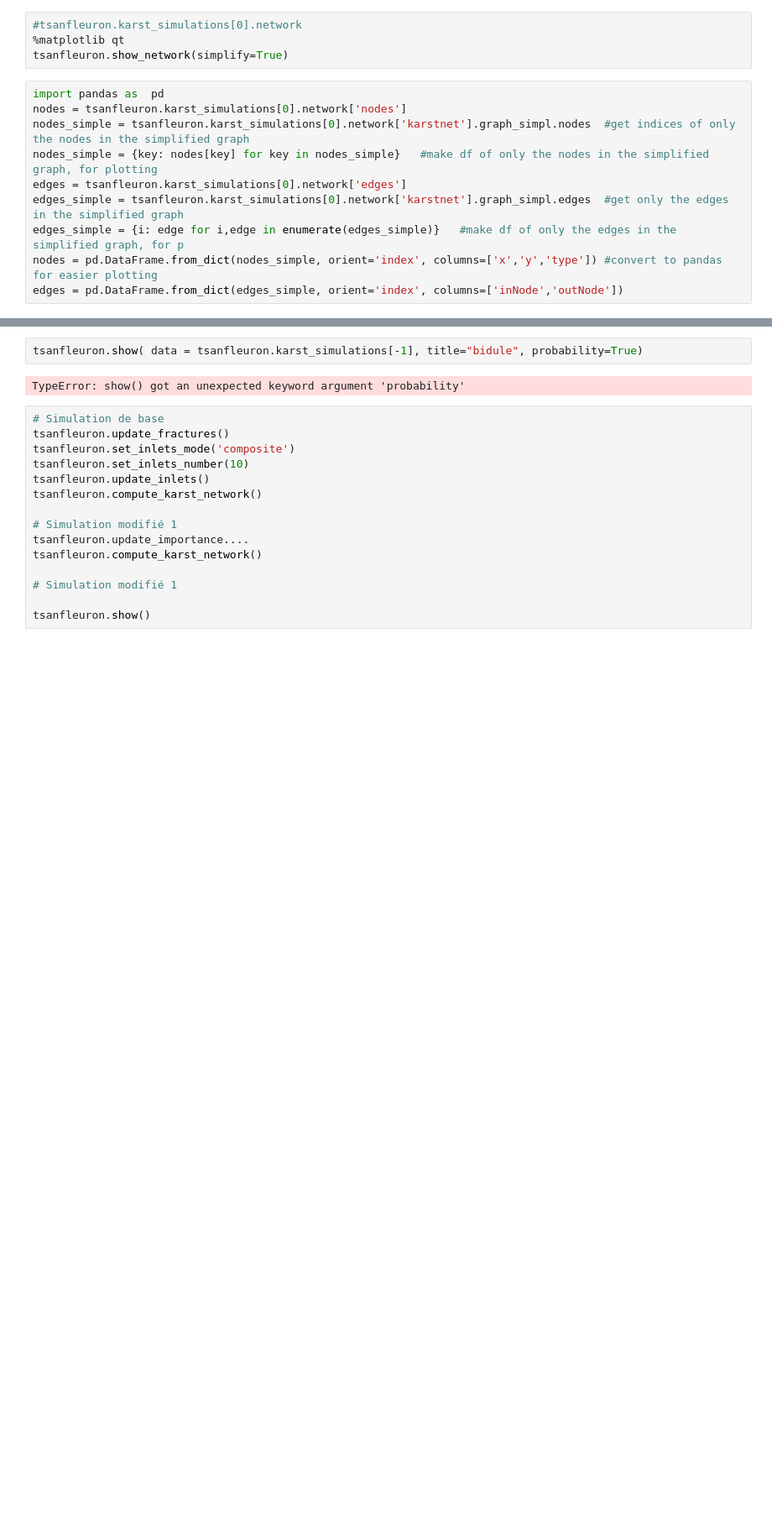
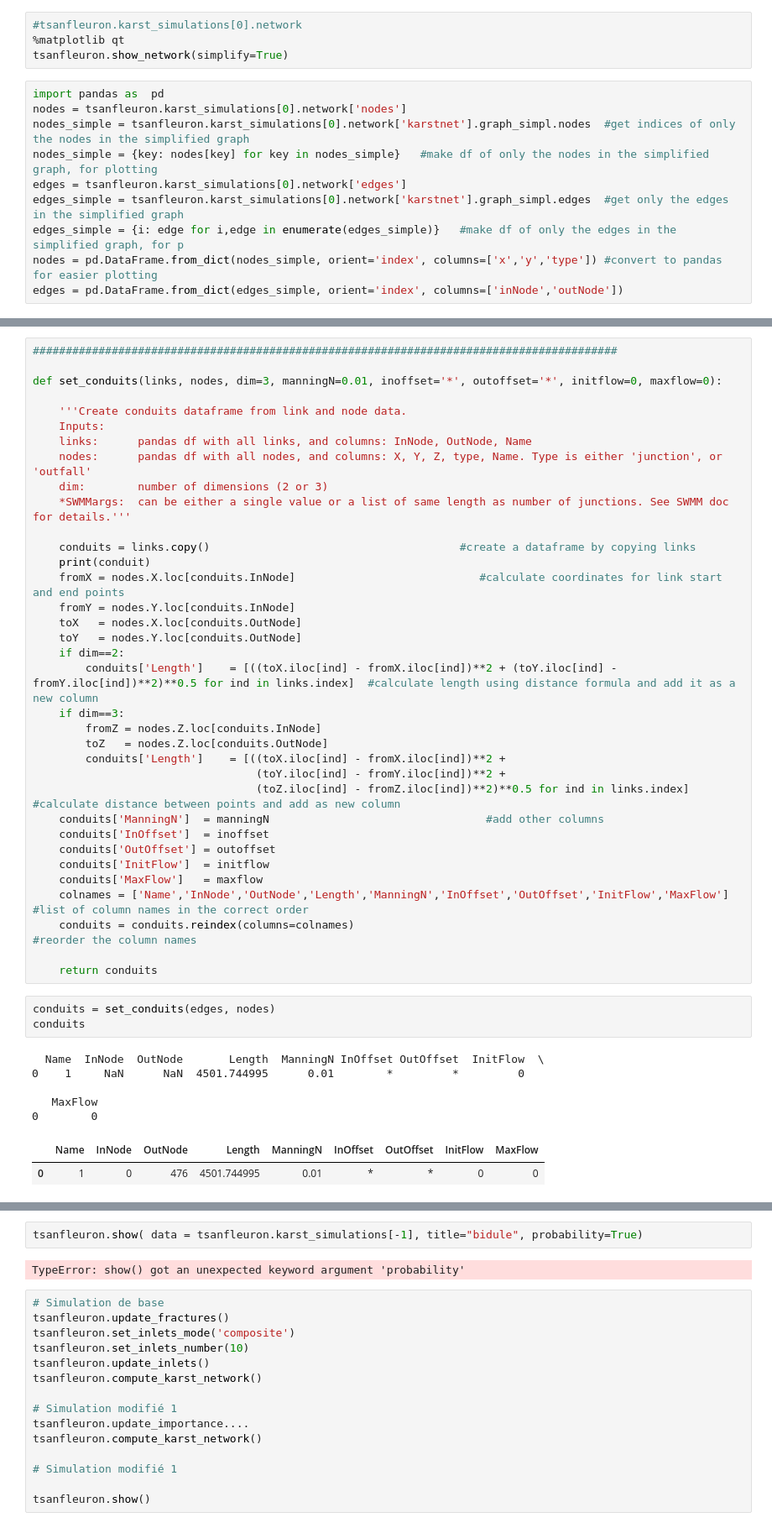
Before and after one commit to randlab/pyKasso, a Jupyter notebook: notebooks/inputs/tsanfleuron/scripts/example_02_Tsanfleuron.ipynb, the cells around one changed output, grey strips where cells are left out. Shown at 84% size. Drawn from its saved outputs; the diff is of its cells as text; blank space fills up the shorter version.

```diff
--- a/notebooks/inputs/tsanfleuron/scripts/example_02_Tsanfleuron.ipynb
+++ b/notebooks/inputs/tsanfleuron/scripts/example_02_Tsanfleuron.ipynb
@@ -236,0 +160,46 @@ def sks2swmm(nodes_file, links_file, spring_file=None, dim=3, simplify=True, spr
+# %%
+#########################################################################################
+
+def set_conduits(links, nodes, dim=3, manningN=0.01, inoffset='*', outoffset='*', initflow=0, maxflow=0):
+
+    '''Create conduits dataframe from link and node data.
+    Inputs:
+    links:      pandas df with all links, and columns: InNode, OutNode, Name
+    nodes:      pandas df with all nodes, and columns: X, Y, Z, type, Name. Type is either 'junction', or 'outfall'
+    dim:        number of dimensions (2 or 3)
+    *SWMMargs:  can be either a single value or a list of same length as number of junctions. See SWMM doc for details.'''
+
+    conduits = links.copy()                                      #create a dataframe by copying links
+    print(conduit)
+    fromX = nodes.X.loc[conduits.InNode]                            #calculate coordinates for link start and end points
+    fromY = nodes.Y.loc[conduits.InNode]
+    toX   = nodes.X.loc[conduits.OutNode]
+    toY   = nodes.Y.loc[conduits.OutNode]
+    if dim==2:
+        conduits['Length']    = [((toX.iloc[ind] - fromX.iloc[ind])**2 + (toY.iloc[ind] - fromY.iloc[ind])**2)**0.5 for ind in links.index]  #calculate length using distance formula and add it as a new column
+    if dim==3:
+        fromZ = nodes.Z.loc[conduits.InNode]
+        toZ   = nodes.Z.loc[conduits.OutNode]
+        conduits['Length']    = [((toX.iloc[ind] - fromX.iloc[ind])**2 +
+                                  (toY.iloc[ind] - fromY.iloc[ind])**2 +
+                                  (toZ.iloc[ind] - fromZ.iloc[ind])**2)**0.5 for ind in links.index] #calculate distance between points and add as new column
+    conduits['ManningN']  = manningN                                 #add other columns
+    conduits['InOffset']  = inoffset
+    conduits['OutOffset'] = outoffset
+    conduits['InitFlow']  = initflow
+    conduits['MaxFlow']   = maxflow
+    colnames = ['Name','InNode','OutNode','Length','ManningN','InOffset','OutOffset','InitFlow','MaxFlow']  #list of column names in the correct order
+    conduits = conduits.reindex(columns=colnames)                                                           #reorder the column names
+
+    return conduits
+# %%
+conduits = set_conduits(edges, nodes)
+conduits
+# %% [output]
+  Name  InNode  OutNode       Length  ManningN InOffset OutOffset  InitFlow  \
+0    1     NaN      NaN  4501.744995      0.01        *         *         0
+
+   MaxFlow
+0        0
+|  | Name | InNode | OutNode | Length | ManningN | InOffset | OutOffset | InitFlow | MaxFlow |
+| 0 | 1 | 0 | 476 | 4501.744995 | 0.01 | * | * | 0 | 0 |
```
Also changed, not shown: parts of 9 cells of this notebook, 9 other files.
